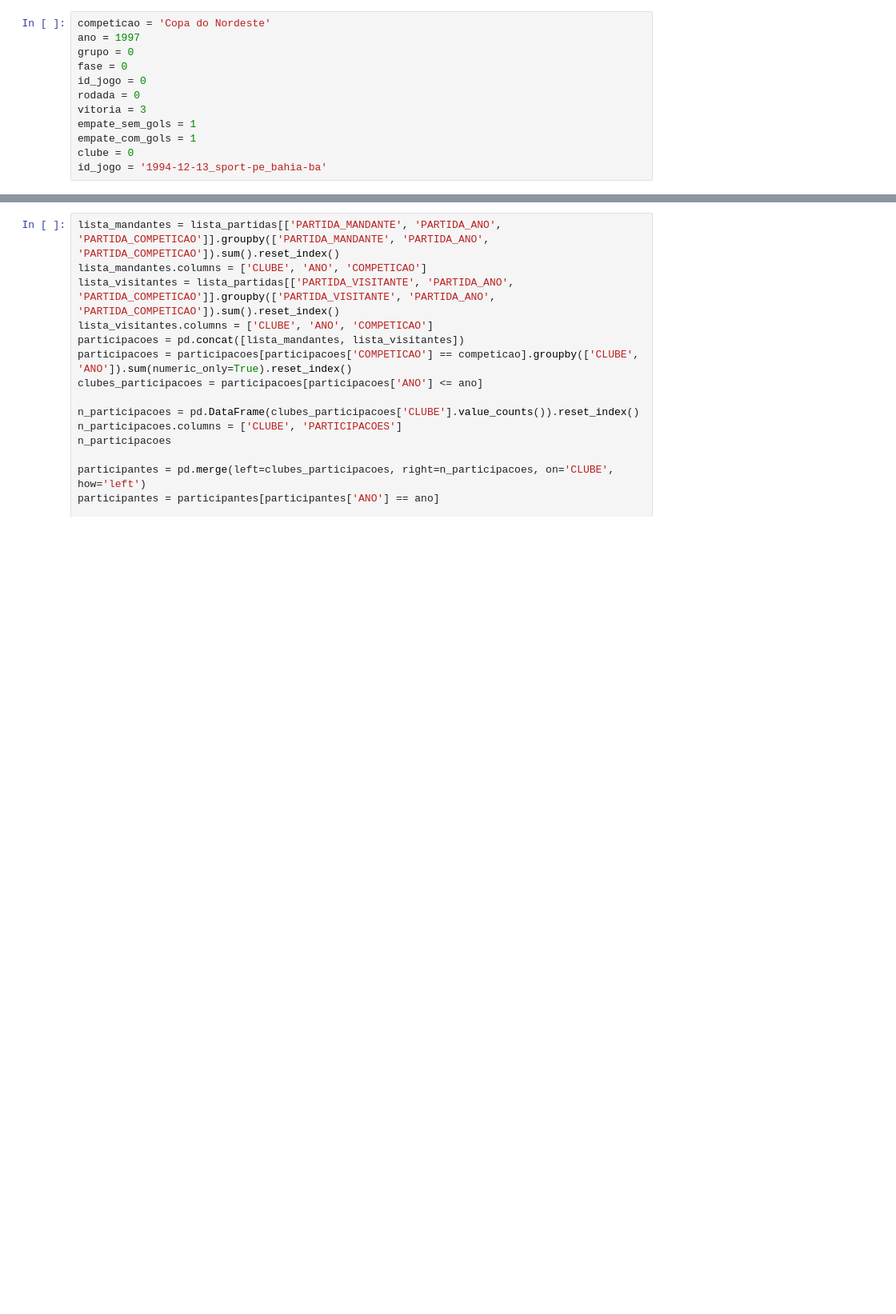
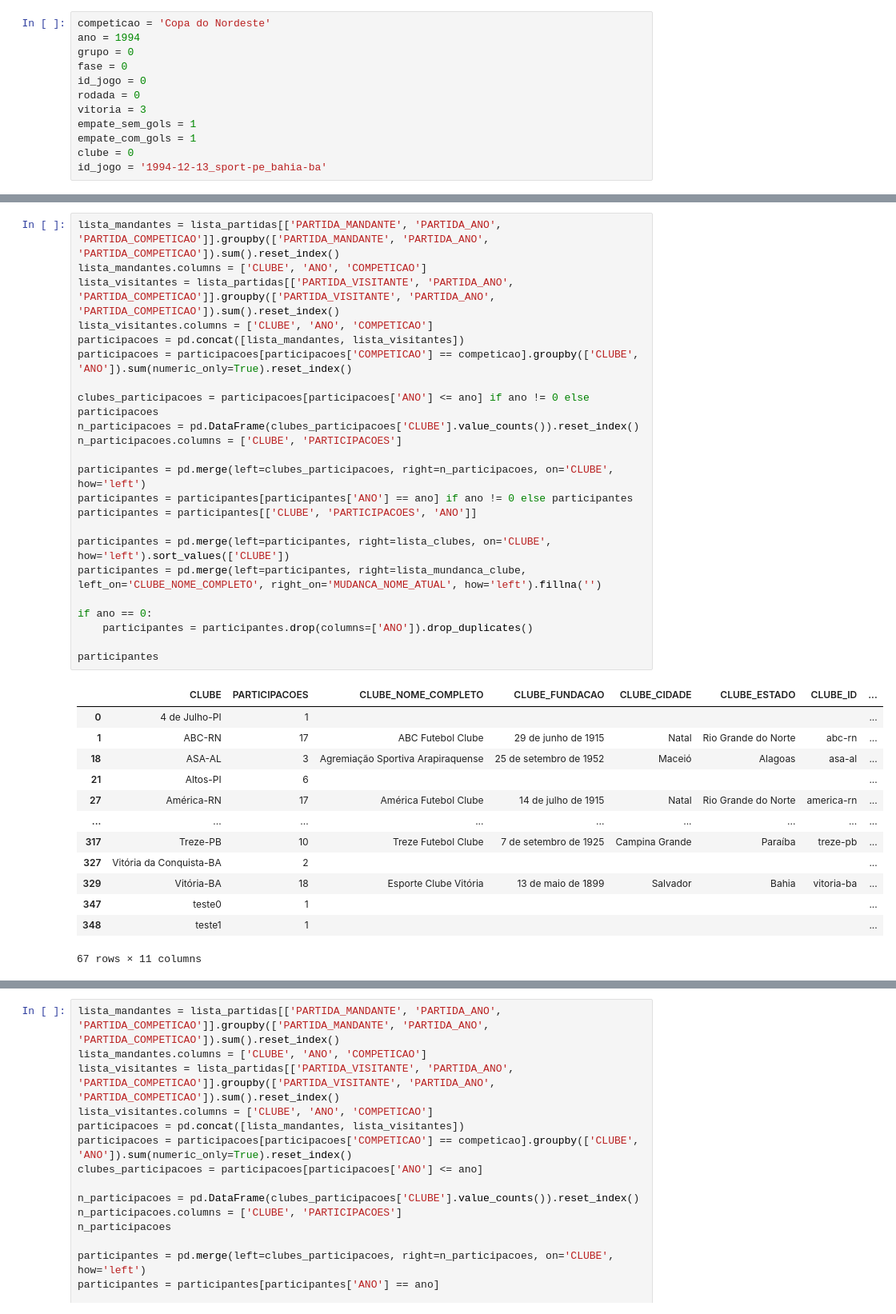
Before and after one commit to PericlesSavio/API_PE, a Jupyter notebook: teste2.ipynb, the cells around one changed output, grey strips where cells are left out. Shown: that part at 80% size. Drawn from its saved outputs; the diff is of its cells as text; blank space fills up the shorter version.

```diff
--- a/teste2.ipynb
+++ b/teste2.ipynb
@@ -67,7 +68,7 @@ lista_partidas['GP'] = lista_partidas['PARTIDA_GOL_M'].apply(gp_gc)
 lista_partidas['GC'] = lista_partidas['PARTIDA_GOL_V'].apply(gp_gc)
 # %%
 competicao = 'Copa do Nordeste'
-ano = 1997
+ano = 1994
 grupo = 0
 fase = 0
 id_jogo = 0
@@ -79,0 +127,37 @@ id_jogo = '1994-12-13_sport-pe_bahia-ba'
+# %%
+lista_mandantes = lista_partidas[['PARTIDA_MANDANTE', 'PARTIDA_ANO', 'PARTIDA_COMPETICAO']].groupby(['PARTIDA_MANDANTE', 'PARTIDA_ANO', 'PARTIDA_COMPETICAO']).sum().reset_index()
+lista_mandantes.columns = ['CLUBE', 'ANO', 'COMPETICAO']
+lista_visitantes = lista_partidas[['PARTIDA_VISITANTE', 'PARTIDA_ANO', 'PARTIDA_COMPETICAO']].groupby(['PARTIDA_VISITANTE', 'PARTIDA_ANO', 'PARTIDA_COMPETICAO']).sum().reset_index()
+lista_visitantes.columns = ['CLUBE', 'ANO', 'COMPETICAO']
+participacoes = pd.concat([lista_mandantes, lista_visitantes])
+participacoes = participacoes[participacoes['COMPETICAO'] == competicao].groupby(['CLUBE', 'ANO']).sum(numeric_only=True).reset_index()
+
+clubes_participacoes = participacoes[participacoes['ANO'] <= ano] if ano != 0 else participacoes
+n_participacoes = pd.DataFrame(clubes_participacoes['CLUBE'].value_counts()).reset_index()
+n_participacoes.columns = ['CLUBE', 'PARTICIPACOES']
+
+participantes = pd.merge(left=clubes_participacoes, right=n_participacoes, on='CLUBE', how='left')
+participantes = participantes[participantes['ANO'] == ano] if ano != 0 else participantes
+participantes = participantes[['CLUBE', 'PARTICIPACOES', 'ANO']]
+
+participantes = pd.merge(left=participantes, right=lista_clubes, on='CLUBE', how='left').sort_values(['CLUBE'])
+participantes = pd.merge(left=participantes, right=lista_mundanca_clube, left_on='CLUBE_NOME_COMPLETO', right_on='MUDANCA_NOME_ATUAL', how='left').fillna('')
+
+if ano == 0:
+    participantes = participantes.drop(columns=['ANO']).drop_duplicates()
+
+participantes
+# %% [output]
+|  | CLUBE | PARTICIPACOES | CLUBE_NOME_COMPLETO | CLUBE_FUNDACAO | CLUBE_CIDADE | CLUBE_ESTADO | CLUBE_ID | ... |
+| 0 | 4 de Julho-PI | 1 |  |  |  |  |  | ... |
+| 1 | ABC-RN | 17 | ABC Futebol Clube | 29 de junho de 1915 | Natal | Rio Grande do Norte | abc-rn | ... |
+| 18 | ASA-AL | 3 | Agremiação Sportiva Arapiraquense | 25 de setembro de 1952 | Maceió | Alagoas | asa-al | ... |
+| 21 | Altos-PI | 6 |  |  |  |  |  | ... |
+| 27 | América-RN | 17 | América Futebol Clube | 14 de julho de 1915 | Natal | Rio Grande do Norte | america-rn | ... |
+| ... | ... | ... | ... | ... | ... | ... | ... | ... |
+| 317 | Treze-PB | 10 | Treze Futebol Clube | 7 de setembro de 1925 | Campina Grande | Paraíba | treze-pb | ... |
+| 327 | Vitória da Conquista-BA | 2 |  |  |  |  |  | ... |
+| 329 | Vitória-BA | 18 | Esporte Clube Vitória | 13 de maio de 1899 | Salvador | Bahia | vitoria-ba | ... |
+| 347 | teste0 | 1 |  |  |  |  |  | ... |
+| 348 | teste1 | 1 |  |  |  |  |  | ... |
+67 rows × 11 columns
```
Also changed, not shown: parts of 4 cells of this notebook, 3 other files.
